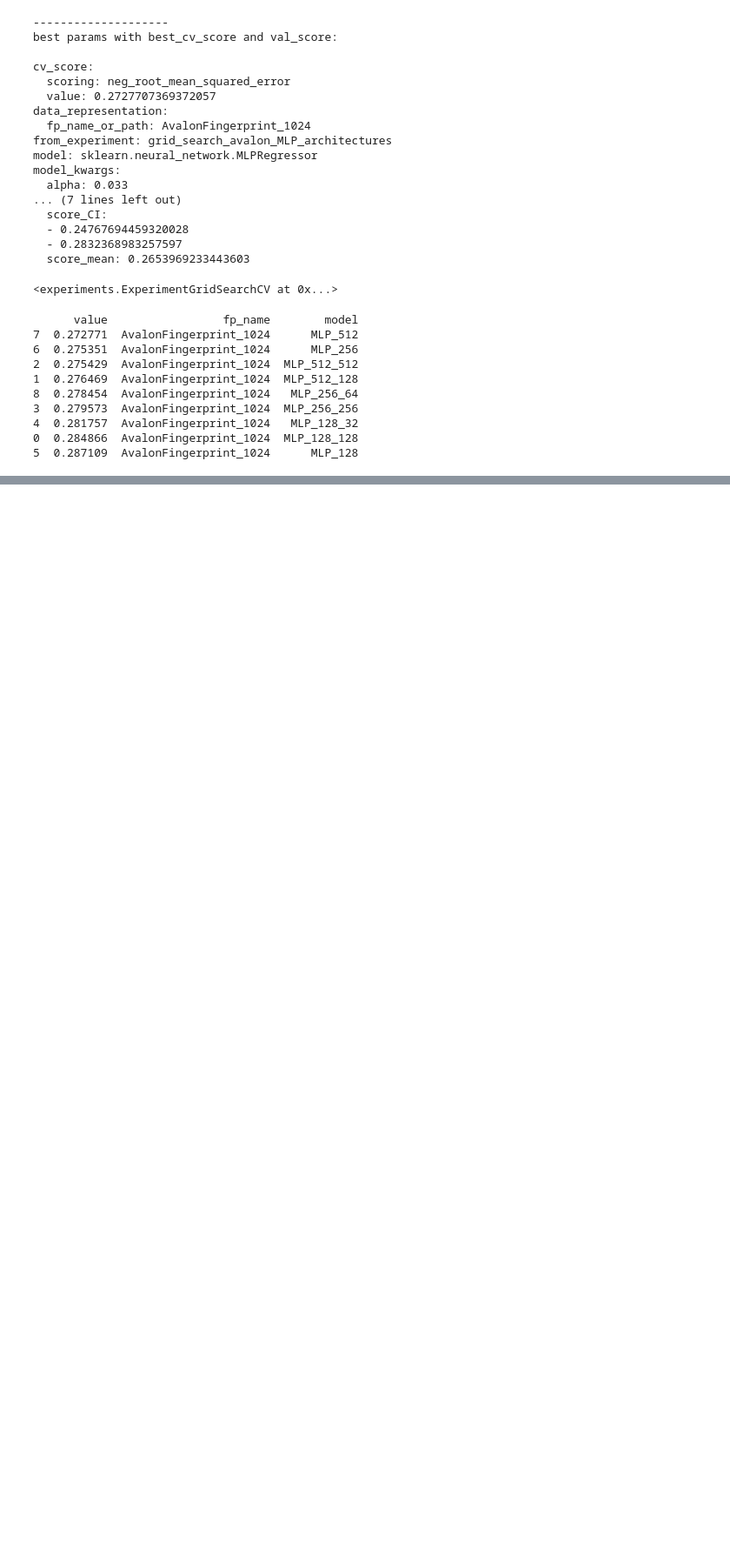
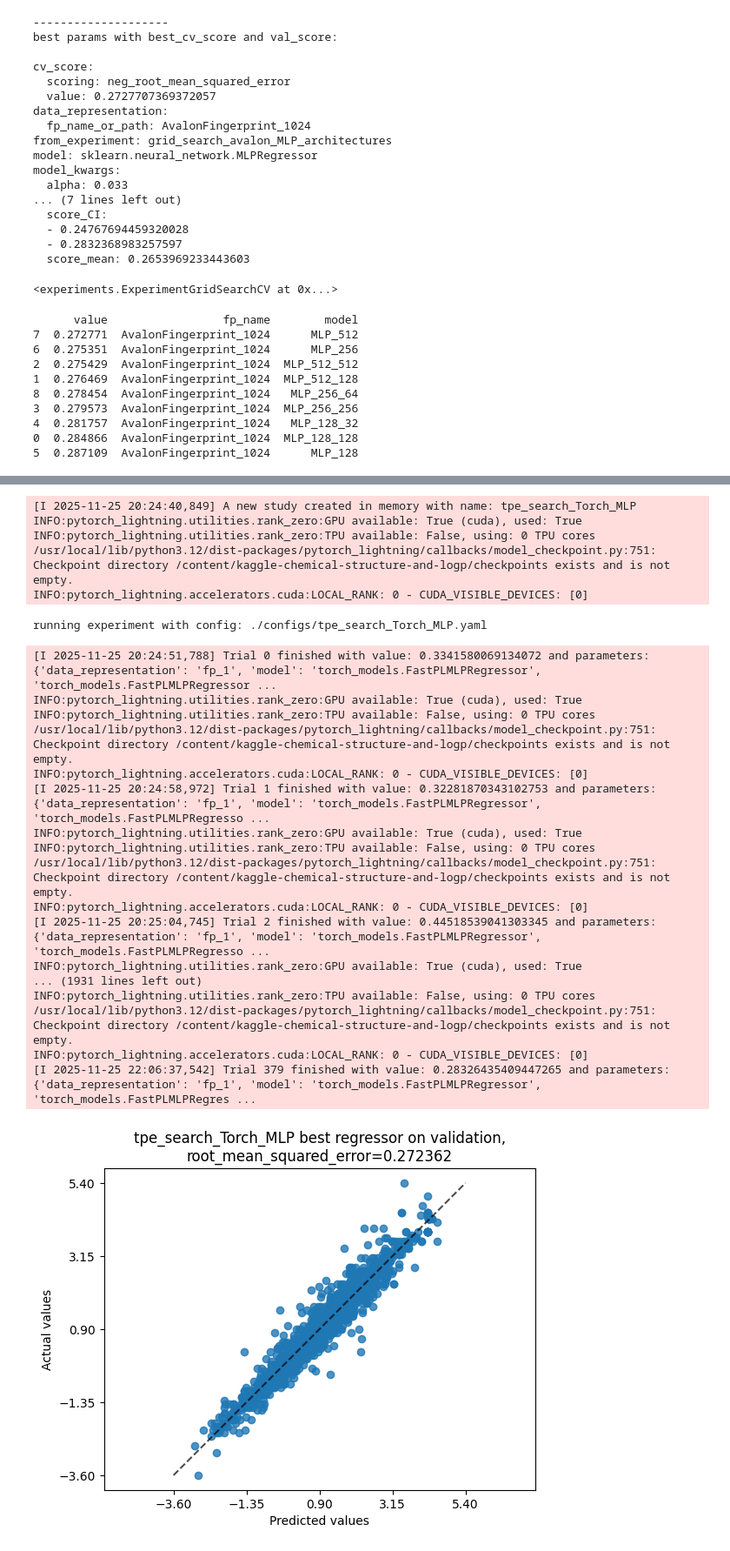
Before and after one commit to mvgolubev99/kaggle-chemical-structure-and-logp, a Jupyter notebook: interaction.ipynb, the cells around one changed output, grey strips where cells are left out. Shown at 87% size. Cells and saved outputs as stored; diff of their text form; code cells hidden in the pictures; blank space fills up the shorter version.

```diff
--- a/interaction.ipynb
+++ b/interaction.ipynb
@@ -624,0 +717,27 @@ print(df.sort_values("value"))
+# %%
+exp = run_hp_search_experiment("./configs/tpe_search_Torch_MLP.yaml")
+# %% [output]
+[I 2025-11-25 20:24:40,849] A new study created in memory with name: tpe_search_Torch_MLP
+INFO:pytorch_lightning.utilities.rank_zero:GPU available: True (cuda), used: True
+INFO:pytorch_lightning.utilities.rank_zero:TPU available: False, using: 0 TPU cores
+/usr/local/lib/python3.12/dist-packages/pytorch_lightning/callbacks/model_checkpoint.py:751: Checkpoint directory /content/kaggle-chemical-structure-and-logp/checkpoints exists and is not empty.
+INFO:pytorch_lightning.accelerators.cuda:LOCAL_RANK: 0 - CUDA_VISIBLE_DEVICES: [0]
+running experiment with config: ./configs/tpe_search_Torch_MLP.yaml
+[I 2025-11-25 20:24:51,788] Trial 0 finished with value: 0.3341580069134072 and parameters: {'data_representation': 'fp_1', 'model': 'torch_models.FastPLMLPRegressor', 'torch_models.FastPLMLPRegressor ...
+INFO:pytorch_lightning.utilities.rank_zero:GPU available: True (cuda), used: True
+INFO:pytorch_lightning.utilities.rank_zero:TPU available: False, using: 0 TPU cores
+/usr/local/lib/python3.12/dist-packages/pytorch_lightning/callbacks/model_checkpoint.py:751: Checkpoint directory /content/kaggle-chemical-structure-and-logp/checkpoints exists and is not empty.
+INFO:pytorch_lightning.accelerators.cuda:LOCAL_RANK: 0 - CUDA_VISIBLE_DEVICES: [0]
+[I 2025-11-25 20:24:58,972] Trial 1 finished with value: 0.32281870343102753 and parameters: {'data_representation': 'fp_1', 'model': 'torch_models.FastPLMLPRegressor', 'torch_models.FastPLMLPRegresso ...
+INFO:pytorch_lightning.utilities.rank_zero:GPU available: True (cuda), used: True
+INFO:pytorch_lightning.utilities.rank_zero:TPU available: False, using: 0 TPU cores
+/usr/local/lib/python3.12/dist-packages/pytorch_lightning/callbacks/model_checkpoint.py:751: Checkpoint directory /content/kaggle-chemical-structure-and-logp/checkpoints exists and is not empty.
+INFO:pytorch_lightning.accelerators.cuda:LOCAL_RANK: 0 - CUDA_VISIBLE_DEVICES: [0]
+[I 2025-11-25 20:25:04,745] Trial 2 finished with value: 0.44518539041303345 and parameters: {'data_representation': 'fp_1', 'model': 'torch_models.FastPLMLPRegressor', 'torch_models.FastPLMLPRegresso ...
+INFO:pytorch_lightning.utilities.rank_zero:GPU available: True (cuda), used: True
+... (1931 lines left out)
+INFO:pytorch_lightning.utilities.rank_zero:TPU available: False, using: 0 TPU cores
+/usr/local/lib/python3.12/dist-packages/pytorch_lightning/callbacks/model_checkpoint.py:751: Checkpoint directory /content/kaggle-chemical-structure-and-logp/checkpoints exists and is not empty.
+INFO:pytorch_lightning.accelerators.cuda:LOCAL_RANK: 0 - CUDA_VISIBLE_DEVICES: [0]
+[I 2025-11-25 22:06:37,542] Trial 379 finished with value: 0.28326435409447265 and parameters: {'data_representation': 'fp_1', 'model': 'torch_models.FastPLMLPRegressor', 'torch_models.FastPLMLPRegres ...
+[figure, added]
```
Also changed, not shown: parts of 38 cells of this notebook.
